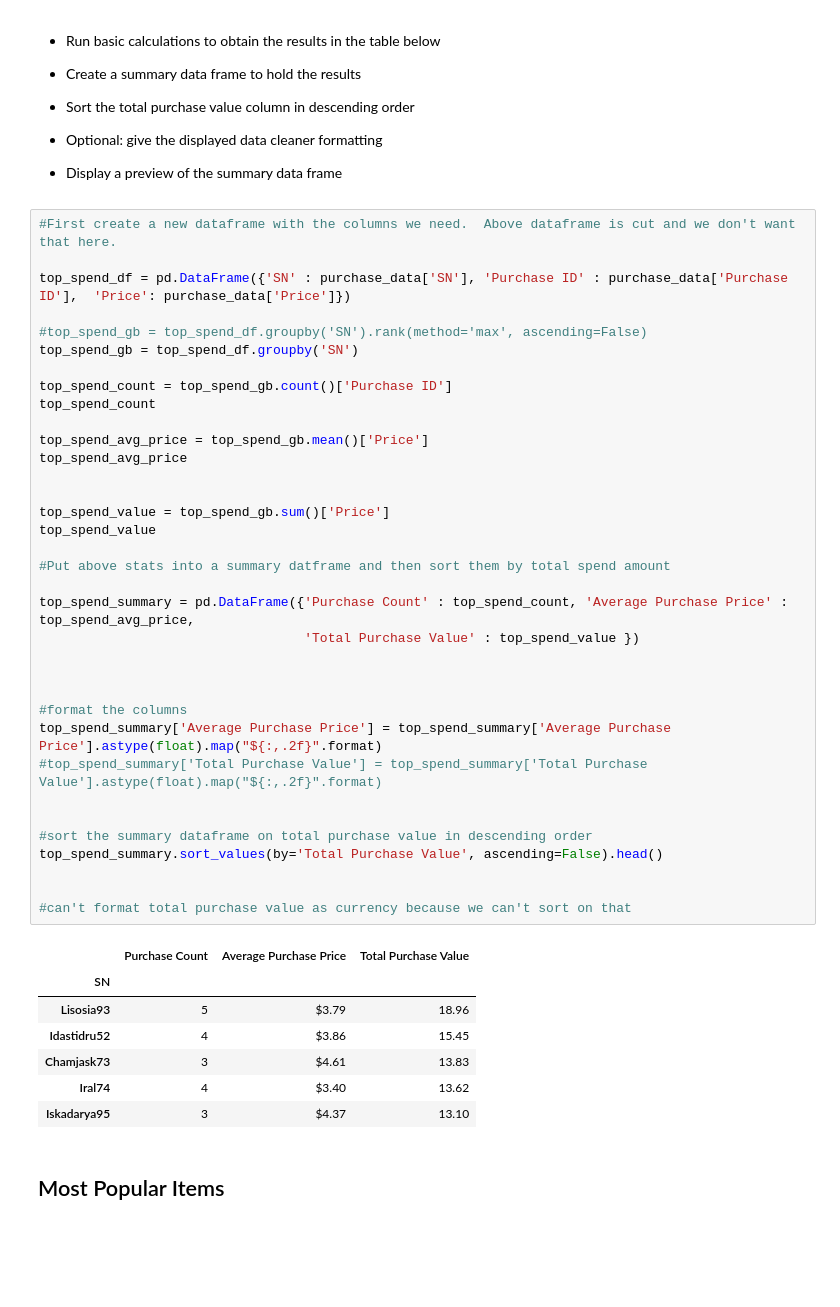
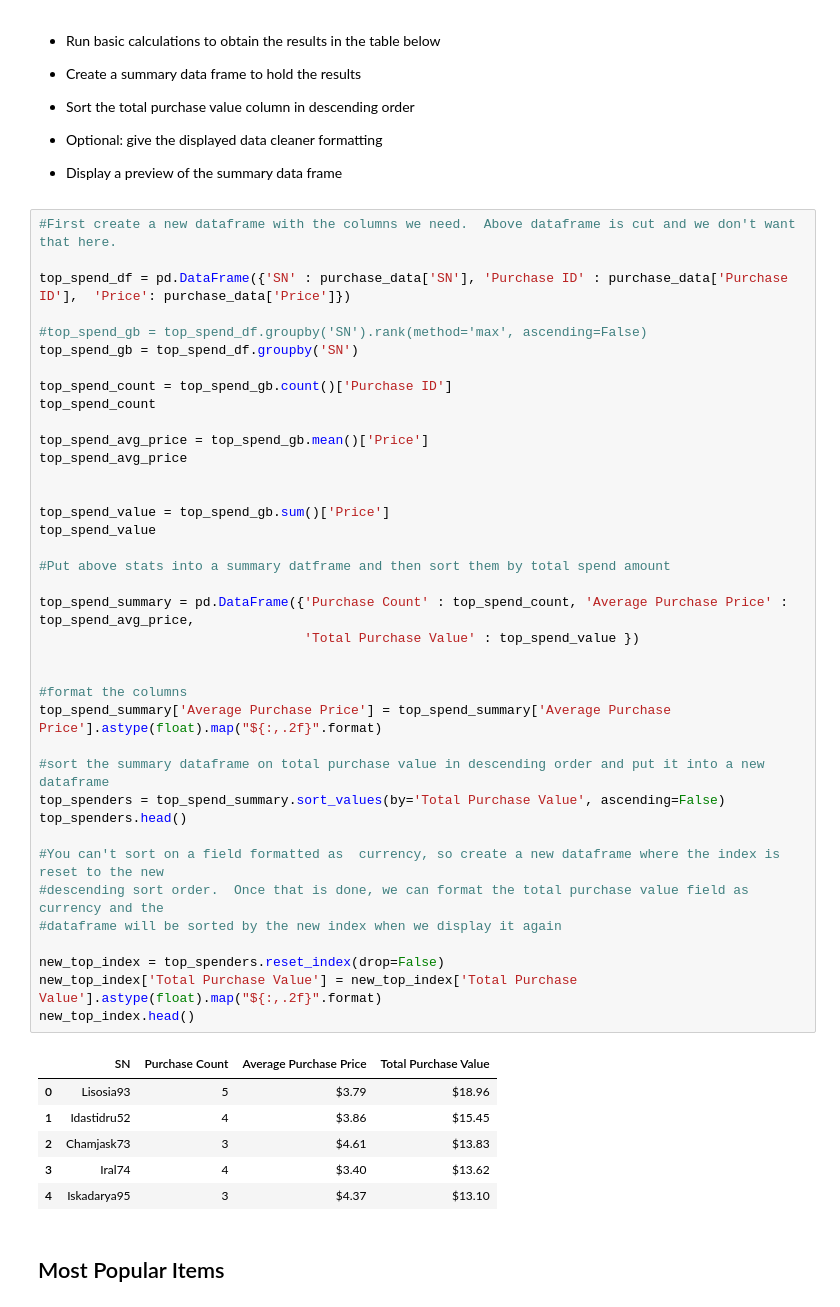
Before and after one commit to shuck0407/HerosOfPymoli_Homework, a Jupyter notebook: HeroesOfPymoli_SLH.ipynb, the cells around one changed output. Saved outputs shown, nothing was run; the diff lists cells and outputs as text; blank space fills up the shorter version.

```diff
--- a/HeroesOfPymoli_SLH.ipynb
+++ b/HeroesOfPymoli_SLH.ipynb
@@ -342,46 +343,48 @@ purch_analysis_sum_df
 # %%
 #First create a new dataframe with the columns we need.  Above dataframe is cut and we don't want that here.
 
 top_spend_df = pd.DataFrame({'SN' : purchase_data['SN'], 'Purchase ID' : purchase_data['Purchase ID'],  'Price': purchase_data['Price']})
 
 #top_spend_gb = top_spend_df.groupby('SN').rank(method='max', ascending=False)
 top_spend_gb = top_spend_df.groupby('SN')
 
 top_spend_count = top_spend_gb.count()['Purchase ID']
 top_spend_count
 
 top_spend_avg_price = top_spend_gb.mean()['Price']
 top_spend_avg_price
 
 
 top_spend_value = top_spend_gb.sum()['Price']
 top_spend_value
 
 #Put above stats into a summary datframe and then sort them by total spend amount
 
 top_spend_summary = pd.DataFrame({'Purchase Count' : top_spend_count, 'Average Purchase Price' : top_spend_avg_price,
                                   'Total Purchase Value' : top_spend_value })
 
 
-
 #format the columns
 top_spend_summary['Average Purchase Price'] = top_spend_summary['Average Purchase Price'].astype(float).map("${:,.2f}".format)
-#top_spend_summary['Total Purchase Value'] = top_spend_summary['Total Purchase Value'].astype(float).map("${:,.2f}".format)
 
+#sort the summary dataframe on total purchase value in descending order and put it into a new dataframe
+top_spenders = top_spend_summary.sort_values(by='Total Purchase Value', ascending=False)
+top_spenders.head()
 
-#sort the summary dataframe on total purchase value in descending order
-top_spend_summary.sort_values(by='Total Purchase Value', ascending=False).head()
+#You can't sort on a field formatted as  currency, so create a new dataframe where the index is reset to the new
+#descending sort order.  Once that is done, we can format the total purchase value field as currency and the
+#dataframe will be sorted by the new index when we display it again
 
-
-#can't format total purchase value as currency because we can't sort on that
+new_top_index = top_spenders.reset_index(drop=False)
+new_top_index['Total Purchase Value'] = new_top_index['Total Purchase Value'].astype(float).map("${:,.2f}".format)
+new_top_index.head()
 # %% [output]
-|  | Purchase Count | Average Purchase Price | Total Purchase Value |
-| SN |  |  |  |
-| Lisosia93 | 5 | $3.79 | 18.96 |
-| Idastidru52 | 4 | $3.86 | 15.45 |
-| Chamjask73 | 3 | $4.61 | 13.83 |
-| Iral74 | 4 | $3.40 | 13.62 |
-| Iskadarya95 | 3 | $4.37 | 13.10 |
+|  | SN | Purchase Count | Average Purchase Price | Total Purchase Value |
+| 0 | Lisosia93 | 5 | $3.79 | $18.96 |
+| 1 | Idastidru52 | 4 | $3.86 | $15.45 |
+| 2 | Chamjask73 | 3 | $4.61 | $13.83 |
+| 3 | Iral74 | 4 | $3.40 | $13.62 |
+| 4 | Iskadarya95 | 3 | $4.37 | $13.10 |
 # %% [markdown]
 ## Most Popular Items
 # %% [markdown]
```
Also changed, not shown: parts of 2 cells of this notebook.
